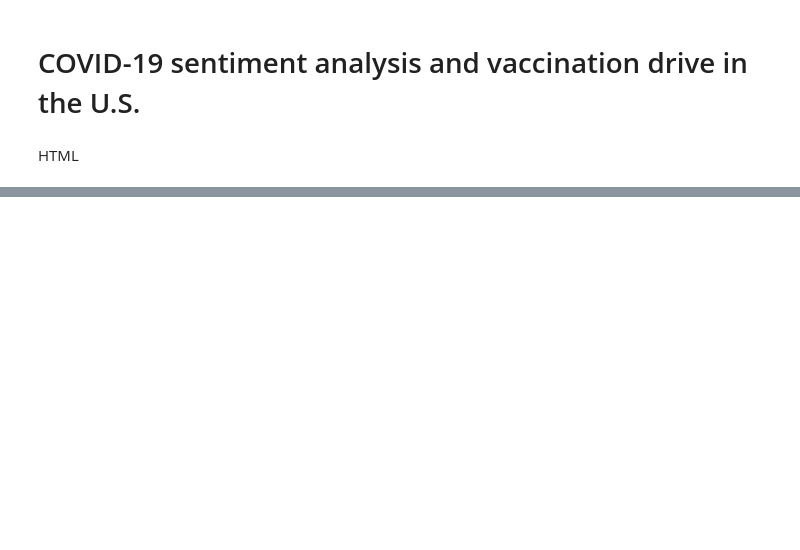
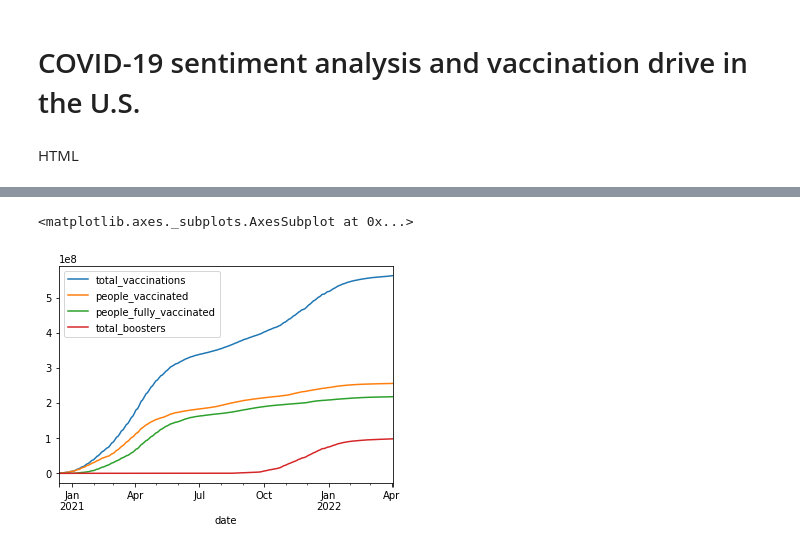
Before and after one commit to ak7588/ProjectsInProgrammingFinal, a Jupyter notebook: Projects_in_Programming_Finall_Project.ipynb, the cells around one changed output, grey strips where cells are left out. Cells and saved outputs as stored; diff of their text form; code cells hidden in the pictures; blank space fills up the shorter version.

```diff
--- a/Projects_in_Programming_Finall_Project.ipynb
+++ b/Projects_in_Programming_Finall_Project.ipynb
@@ -93,0 +151,6 @@ cd /content/drive/MyDrive/Colab Notebooks/
+# %%
+data = data.set_index('date')
+data.plot()
+# %% [output]
+<matplotlib.axes._subplots.AxesSubplot at 0x...>
+[figure, added]
```
Also changed, not shown: parts of 9 cells of this notebook.
